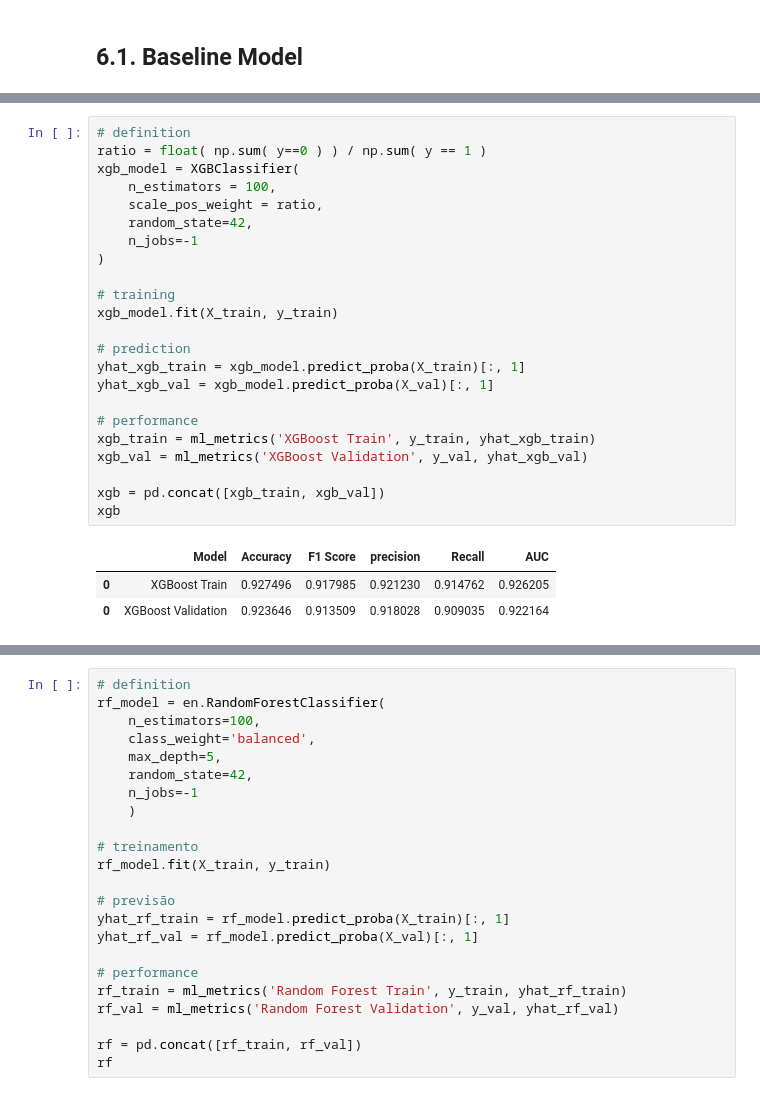
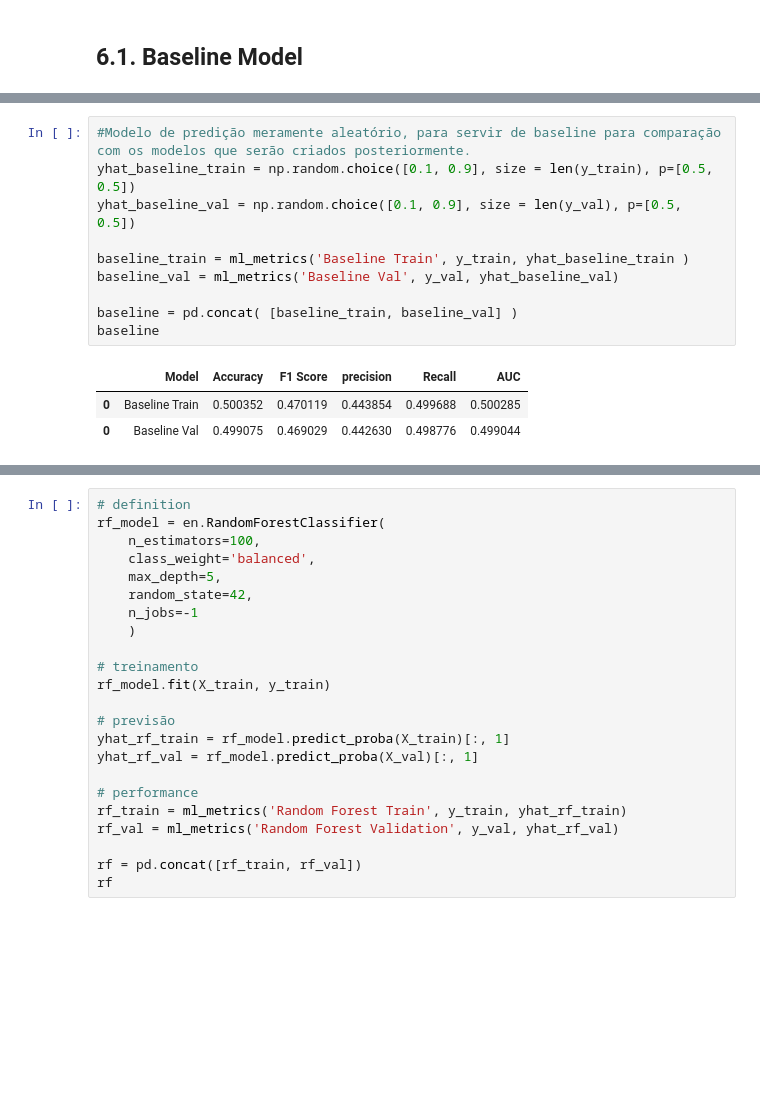
Before and after one commit to Data-Projects1/airline_satisfaction, a Jupyter notebook: analise_satisf.ipynb, the cells around one changed output, grey strips where cells are left out. Cells and saved outputs as stored; diff of their text form; blank space fills up the shorter version.

```diff
--- a/analise_satisf.ipynb
+++ b/analise_satisf.ipynb
@@ -639,27 +639,14 @@ def ml_metrics(model_name, y_true, y_prob, threshold =0.5):
-# %%
-# definition
-ratio = float( np.sum( y==0 ) ) / np.sum( y == 1 )
-xgb_model = XGBClassifier(
-    n_estimators = 100,
-    scale_pos_weight = ratio,
-    random_state=42,
-    n_jobs=-1
-)
-
-# training
-xgb_model.fit(X_train, y_train)
-
-# prediction
-yhat_xgb_train = xgb_model.predict_proba(X_train)[:, 1]
-yhat_xgb_val = xgb_model.predict_proba(X_val)[:, 1]
-
-# performance
-xgb_train = ml_metrics('XGBoost Train', y_train, yhat_xgb_train)
-xgb_val = ml_metrics('XGBoost Validation', y_val, yhat_xgb_val)
-
-xgb = pd.concat([xgb_train, xgb_val])
-xgb
-# %% [output]
-|  | Model | Accuracy | F1 Score | precision | Recall | AUC |
-| 0 | XGBoost Train | 0.927496 | 0.917985 | 0.921230 | 0.914762 | 0.926205 |
-| 0 | XGBoost Validation | 0.923646 | 0.913509 | 0.918028 | 0.909035 | 0.922164 |
+# %%
+#Modelo de predição meramente aleatório, para servir de baseline para comparação com os modelos que serão criados posteriormente.
+yhat_baseline_train = np.random.choice([0.1, 0.9], size = len(y_train), p=[0.5, 0.5])
+yhat_baseline_val = np.random.choice([0.1, 0.9], size = len(y_val), p=[0.5, 0.5])
+
+baseline_train = ml_metrics('Baseline Train', y_train, yhat_baseline_train )
+baseline_val = ml_metrics('Baseline Val', y_val, yhat_baseline_val)
+
+baseline = pd.concat( [baseline_train, baseline_val] )
+baseline
+# %% [output]
+|  | Model | Accuracy | F1 Score | precision | Recall | AUC |
+| 0 | Baseline Train | 0.500352 | 0.470119 | 0.443854 | 0.499688 | 0.500285 |
+| 0 | Baseline Val | 0.499075 | 0.469029 | 0.442630 | 0.498776 | 0.499044 |
```
Also changed, not shown: parts of 12 cells of this notebook.
